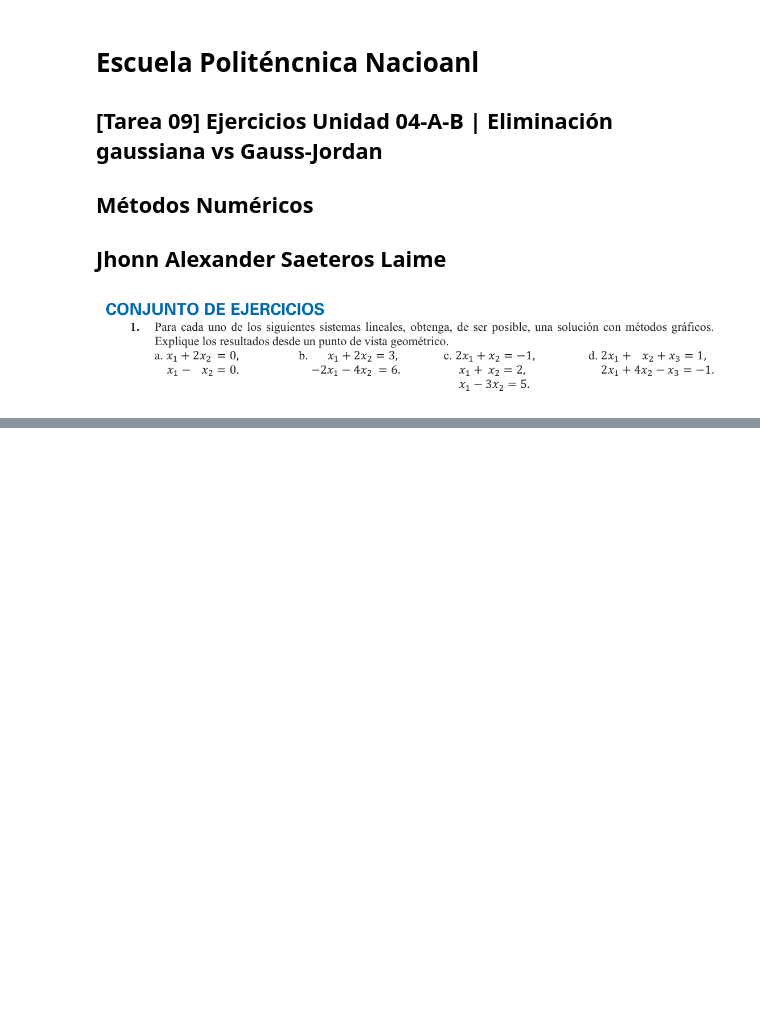
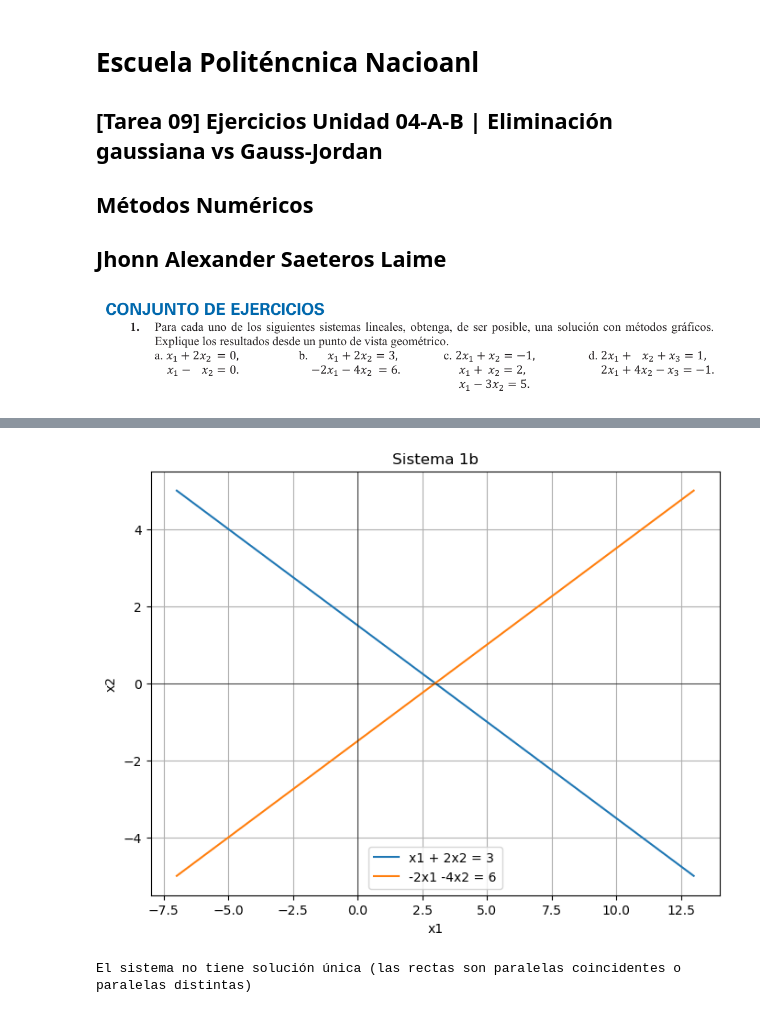
Before and after one commit to JASL22/-Tarea-09-Ejercicios-Unidad-04-A-B-Eliminaci-n-gaussiana-vs-Gauss-Jordan, a Jupyter notebook: Tarea9.ipynb, the cells around one changed output, grey strips where cells are left out. Drawn from its saved outputs; the diff is of its cells as text; code cells hidden in the pictures; blank space fills up the shorter version.

```diff
--- a/Tarea9.ipynb
+++ b/Tarea9.ipynb
@@ -7,0 +42,31 @@
+# %%
+# Sistema:
+# x1 + 2x2 = 3
+# -2x1 -4x2 = 6
+
+x2 = np.linspace(-5, 5, 100)
+x1_1 = 3 - 2*x2
+x1_2 = (-6 -4*x2)/-2
+
+plt.figure(figsize=(8, 6))
+plt.plot(x1_1, x2, label='x1 + 2x2 = 3')
+plt.plot(x1_2, x2, label='-2x1 -4x2 = 6')
+plt.xlabel('x1')
+plt.ylabel('x2')
+plt.title('Sistema 1b')
+plt.axhline(0, color='black', linewidth=0.5)
+plt.axvline(0, color='black', linewidth=0.5)
+plt.grid(True)
+plt.legend()
+plt.show()
+
+# Verificación de solución
+A = np.array([[1, 2], [-2, -4]])
+b = np.array([3, 6])
+try:
+    sol = linalg.solve(A, b)
+except np.linalg.LinAlgError:
+    print("El sistema no tiene solución única (las rectas son paralelas coincidentes o paralelas distintas)")
+# %% [output]
+[figure, added]
+El sistema no tiene solución única (las rectas son paralelas coincidentes o paralelas distintas)
```
Also changed, not shown: parts of 2 cells of this notebook.
